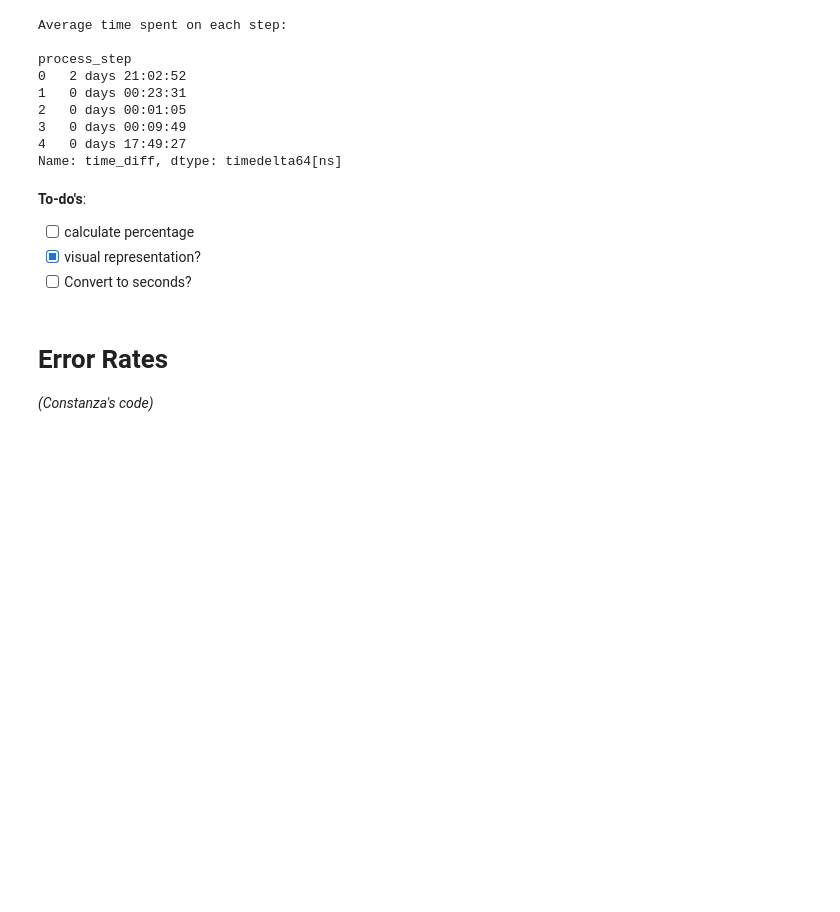
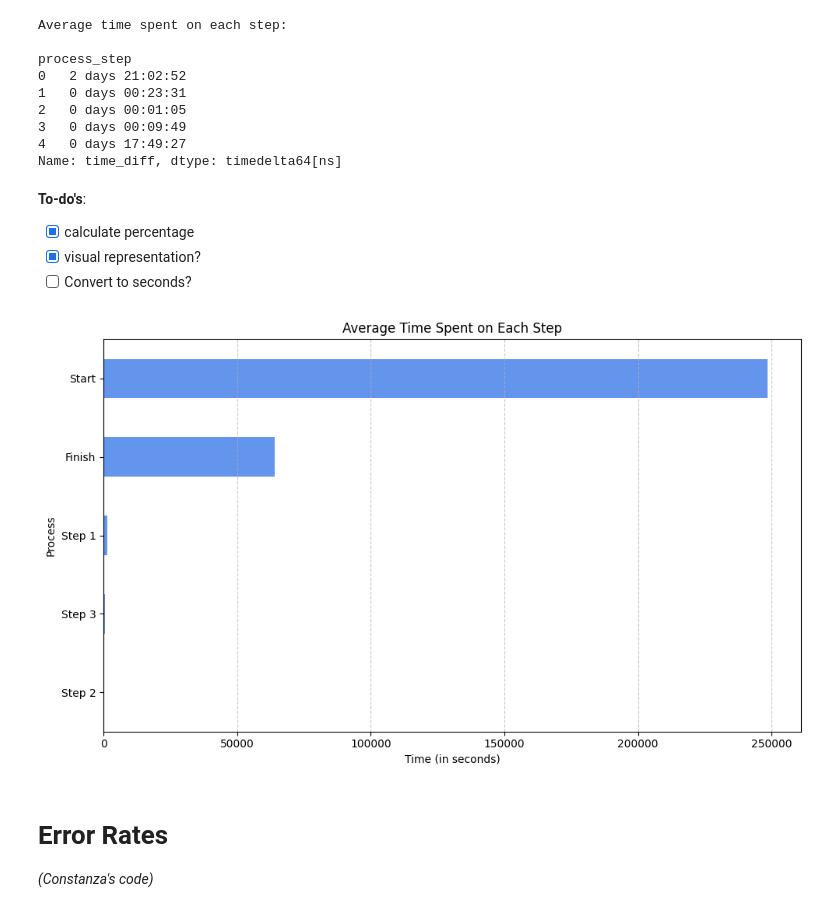
Before and after one commit to bruhu/vanguard-cx-project, a Jupyter notebook: notebooks/bru/kpi_calculations.ipynb, the cells around one changed output. Drawn from its saved outputs; the diff is of its cells as text; code cells hidden in the pictures; blank space fills up the shorter version.

```diff
--- a/notebooks/bru/kpi_calculations.ipynb
+++ b/notebooks/bru/kpi_calculations.ipynb
@@ -167,9 +155,23 @@ process_step
 Name: time_diff, dtype: timedelta64[ns]
 # %% [markdown]
 **To-do's**:
-- [ ] calculate percentage
+- [x] calculate percentage
 - [x] visual representation?
 - [ ] Convert to seconds?
+# %%
+avg_time_in_seconds_rounded.index = avg_time_in_seconds_rounded.index.map({0: 'Start', 1: 'Step 1', 2: 'Step 2', 3: 'Step 3', 4: 'Finish'})
+
+# horizontal bar chart
+plt.figure(figsize=(10, 6))
+avg_time_in_seconds_rounded.sort_values(ascending=True).plot(kind='barh', color='cornflowerblue')
+plt.title('Average Time Spent on Each Step')
+plt.xlabel('Time (in seconds)')
+plt.ylabel('Process')
+plt.grid(axis='x', linestyle='--', alpha=0.7)
+plt.tight_layout()
+plt.show()
+# %% [output]
+[figure, added]
 # %% [markdown]
 # **Error Rates**
 _(Constanza's code)_
```
Also changed, not shown: parts of 23 cells of this notebook.
